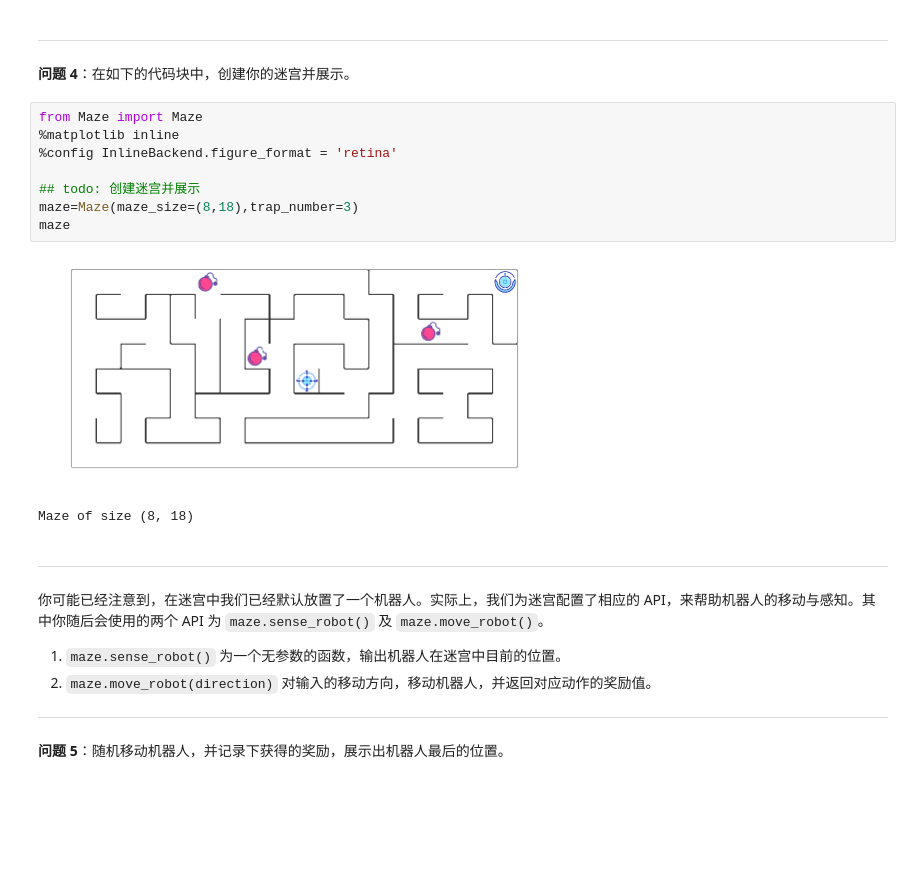
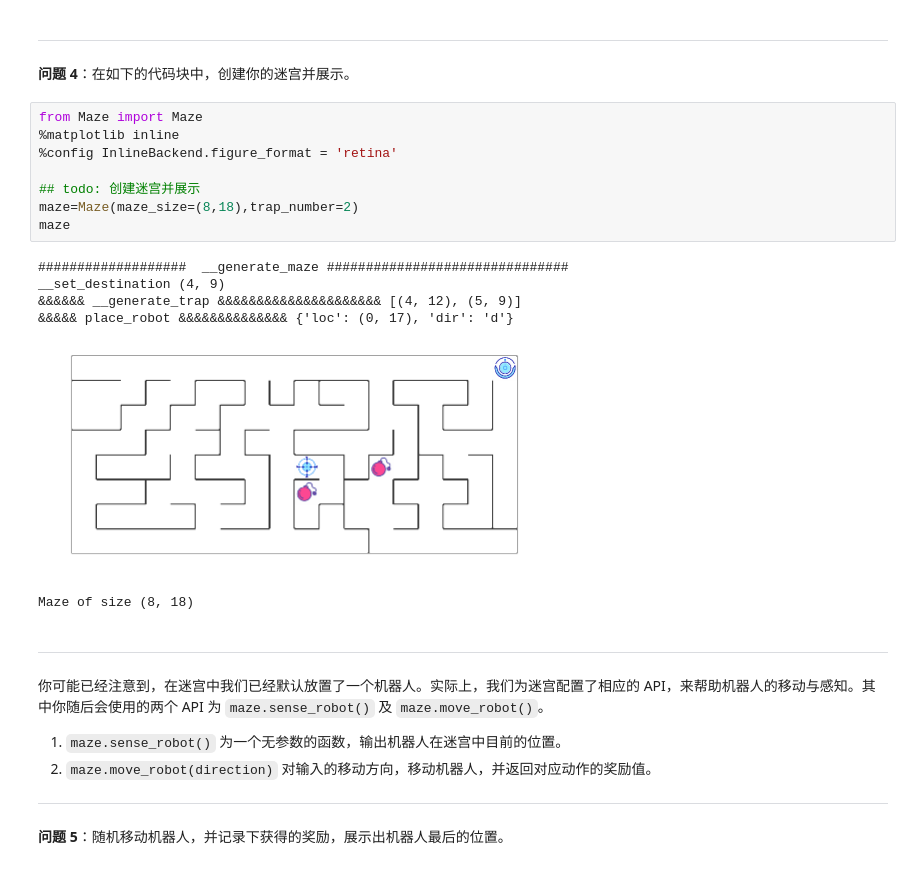
Before and after one commit to hahajing123/robot_maze, a Jupyter notebook: robot_maze.ipynb, the cells around one changed output. Saved outputs shown, nothing was run; the diff lists cells and outputs as text; blank space fills up the shorter version.

```diff
--- a/robot_maze.ipynb
+++ b/robot_maze.ipynb
@@ -173,14 +181,18 @@ l
 # %%
 from Maze import Maze
 %matplotlib inline
 %config InlineBackend.figure_format = 'retina'
 
 ## todo: 创建迷宫并展示
-maze=Maze(maze_size=(8,18),trap_number=3)
+maze=Maze(maze_size=(8,18),trap_number=2)
 maze
 # %% [output]
+###################  __generate_maze ###############################
+__set_destination (4, 9)
+&&&&&& __generate_trap &&&&&&&&&&&&&&&&&&&&& [(4, 12), (5, 9)]
+&&&&& place_robot &&&&&&&&&&&&&& {'loc': (0, 17), 'dir': 'd'}
-[figure, old version]
+[figure, new version]
-Maze of size (8, 18)
+Maze of size (8, 18)
 # %% [markdown]
 ---
 
```
Also changed, not shown: parts of 12 cells of this notebook, 2 other files.
